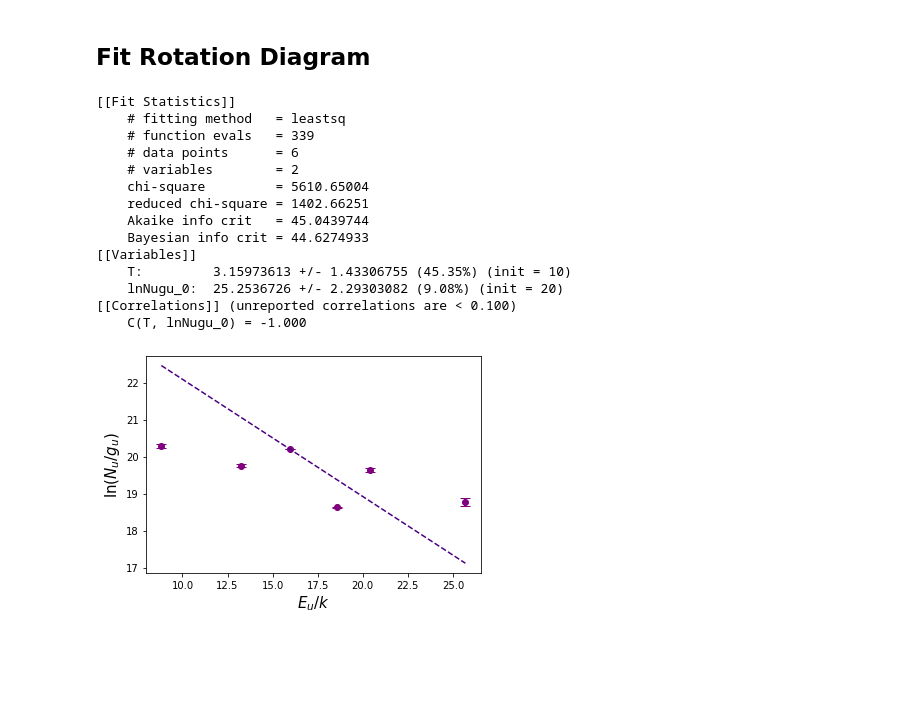
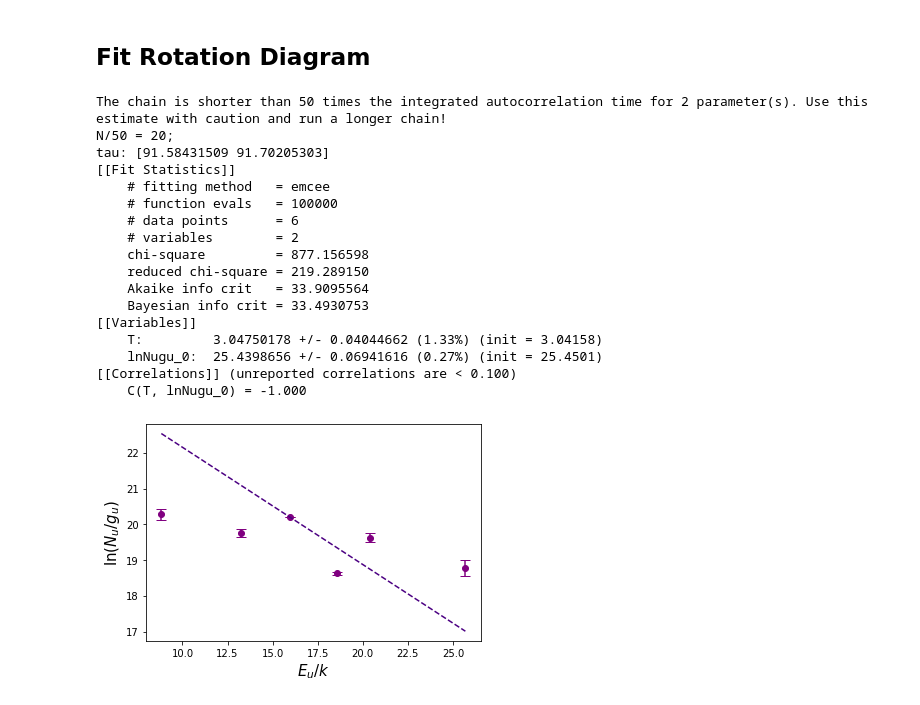
Before and after one commit to munozcar/MCCOY, a Jupyter notebook: QASSIS.ipynb, the cells around one changed output. Cells and saved outputs as stored; diff of their text form; code cells hidden in the pictures; blank space fills up the shorter version.

```diff
--- a/QASSIS.ipynb
+++ b/QASSIS.ipynb
@@ -149,9 +149,9 @@ for i,line_f in enumerate(line_frequencies):
 
     gmodel = Model(gaussian)
     params = gmodel.make_params()
-    params["amp"] = Parameter(name='amp', value=amp, min=max(0,amp-2*result.params["amp"].stderr), max=amp+2*result.params["amp"].stderr)
+    params["amp"] = Parameter(name='amp', value=amp, min=max(0,amp-5*result.params["amp"].stderr), max=amp+5*result.params["amp"].stderr)
     params["cen"] = Parameter(name='cen', value=cen, min=cen-5*result.params["cen"].stderr, max=cen+5*result.params["cen"].stderr)
-    params["wid"] = Parameter(name='wid', value=wid, min=max(0,wid-2*result.params["wid"].stderr), max=wid+2*result.params["wid"].stderr)
+    params["wid"] = Parameter(name='wid', value=wid, min=max(0,wid-5*result.params["wid"].stderr), max=wid+5*result.params["wid"].stderr)
 
     result = gmodel.fit(y, x=x, params=params, method="emcee")
 
@@ -372,44 +372,57 @@ def residual(params, eu, data, eps_data):
 
 
 params = Parameters()
-params.add('T', value=10, min=0, max=50)
+params.add('T', value=10, min=0, max=100)
 params.add('lnNugu_0', value=20, min=15, max=30)
 
 
-out = minimize(residual, params, args=(np.array(emission_line_eup), lnnugu, lnnugu_err))
+out = minimize(residual, params, args=(np.array(emission_line_eup), lnnugu, lnnugu_err), method="leastsq")
+
+T = out.params["T"]
+lnNugu_0 = out.params["lnNugu_0"]
+
+params = Parameters()
+params.add('T', value=T, min=T-4*T.stderr, max=T+4*T.stderr)
+params.add('lnNugu_0', value=lnNugu_0, min=lnNugu_0-4*lnNugu_0.stderr, max=lnNugu_0+4*lnNugu_0.stderr)
+
+out = minimize(residual, params, args=(np.array(emission_line_eup), lnnugu, lnnugu_err), method="emcee")
+
 
 print(fit_report(out))
 
-T = out.params["T"]
-lnNugu_0 = out.params["lnNugu_0"]
+T = np.median(out.flatchain["T"])
+lnNugu_0 = np.median(out.flatchain["lnNugu_0"])
 
 Eu_linspace = np.linspace(min(emission_line_eup), max(emission_line_eup), 1000)
 
 def rotdiag_model(Eu, T, lnNugu_0):
     return lnNugu_0 - (1/T)*Eu
 
 plt.scatter(emission_line_eup, lnnugu, c="purple")
 
 plt.errorbar(emission_line_eup, lnnugu, yerr=lnnugu_err, capsize=5, c="purple", fmt="none")
 
 plt.plot(Eu_linspace, rotdiag_model(Eu_linspace, T, lnNugu_0), color="indigo", linestyle="--")
 
 plt.ylabel("$\ln(N_u/g_u)$", fontsize=15)
 plt.xlabel("$E_u/k$", fontsize=15)
 plt.show()
 # %% [output]
+The chain is shorter than 50 times the integrated autocorrelation time for 2 parameter(s). Use this estimate with caution and run a longer chain!
+N/50 = 20;
+tau: [91.58431509 91.70205303]
 [[Fit Statistics]]
-    # fitting method   = leastsq
-    # function evals   = 339
+    # fitting method   = emcee
+    # function evals   = 100000
     # data points      = 6
     # variables        = 2
-    chi-square         = 5610.65004
-    reduced chi-square = 1402.66251
-    Akaike info crit   = 45.0439744
-    Bayesian info crit = 44.6274933
+    chi-square         = 877.156598
+    reduced chi-square = 219.289150
+    Akaike info crit   = 33.9095564
+    Bayesian info crit = 33.4930753
 [[Variables]]
-    T:         3.15973613 +/- 1.43306755 (45.35%) (init = 10)
-    lnNugu_0:  25.2536726 +/- 2.29303082 (9.08%) (init = 20)
+    T:         3.04750178 +/- 0.04044662 (1.33%) (init = 3.04158)
+    lnNugu_0:  25.4398656 +/- 0.06941616 (0.27%) (init = 25.4501)
 [[Correlations]] (unreported correlations are < 0.100)
     C(T, lnNugu_0) = -1.000
-[figure, old version]
+[figure, new version]
```
Also changed, not shown: parts of 9 cells of this notebook.
